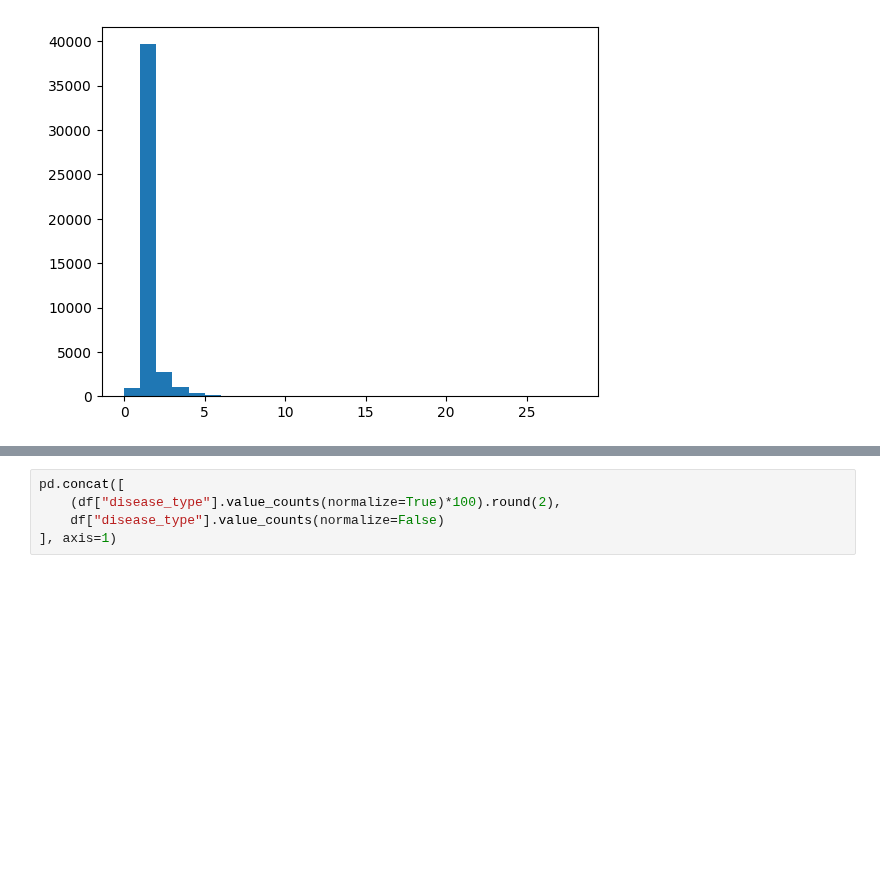
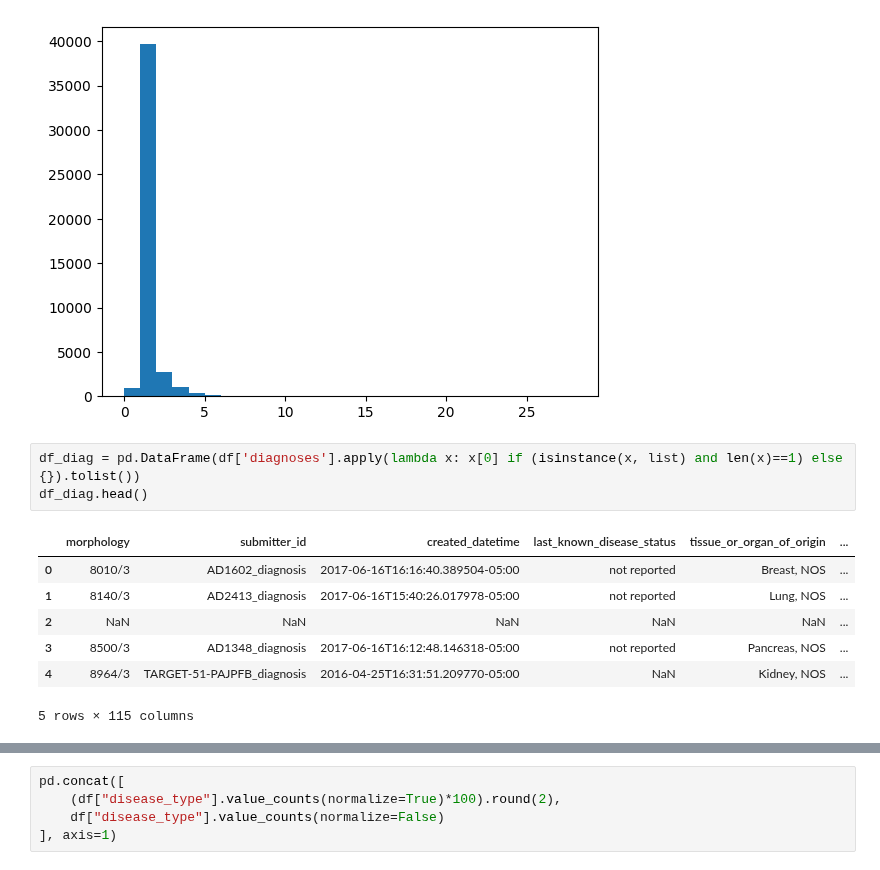
Before and after one commit to Djtrainer/cancer_research, a Jupyter notebook: notebooks/TCGA_eda.ipynb, the cells around one changed output, grey strips where cells are left out. Cells and saved outputs as stored; diff of their text form; blank space fills up the shorter version.

```diff
--- a/notebooks/eda.ipynb
+++ b/notebooks/TCGA_eda.ipynb
@@ -77,3 +77,14 @@ plt.hist(
         26., 27., 28.]),
  <BarContainer object of 28 artists>)
 [figure]
+# %%
+df_diag = pd.DataFrame(df['diagnoses'].apply(lambda x: x[0] if (isinstance(x, list) and len(x)==1) else {}).tolist())
+df_diag.head()
+# %% [output]
+|  | morphology | submitter_id | created_datetime | last_known_disease_status | tissue_or_organ_of_origin | ... |
+| 0 | 8010/3 | AD1602_diagnosis | 2017-06-16T16:16:40.389504-05:00 | not reported | Breast, NOS | ... |
+| 1 | 8140/3 | AD2413_diagnosis | 2017-06-16T15:40:26.017978-05:00 | not reported | Lung, NOS | ... |
+| 2 | NaN | NaN | NaN | NaN | NaN | ... |
+| 3 | 8500/3 | AD1348_diagnosis | 2017-06-16T16:12:48.146318-05:00 | not reported | Pancreas, NOS | ... |
+| 4 | 8964/3 | TARGET-51-PAJPFB_diagnosis | 2016-04-25T16:31:51.209770-05:00 | NaN | Kidney, NOS | ... |
+5 rows × 115 columns
```
Also changed, not shown: parts of 2 cells of this notebook, 2 other files.
